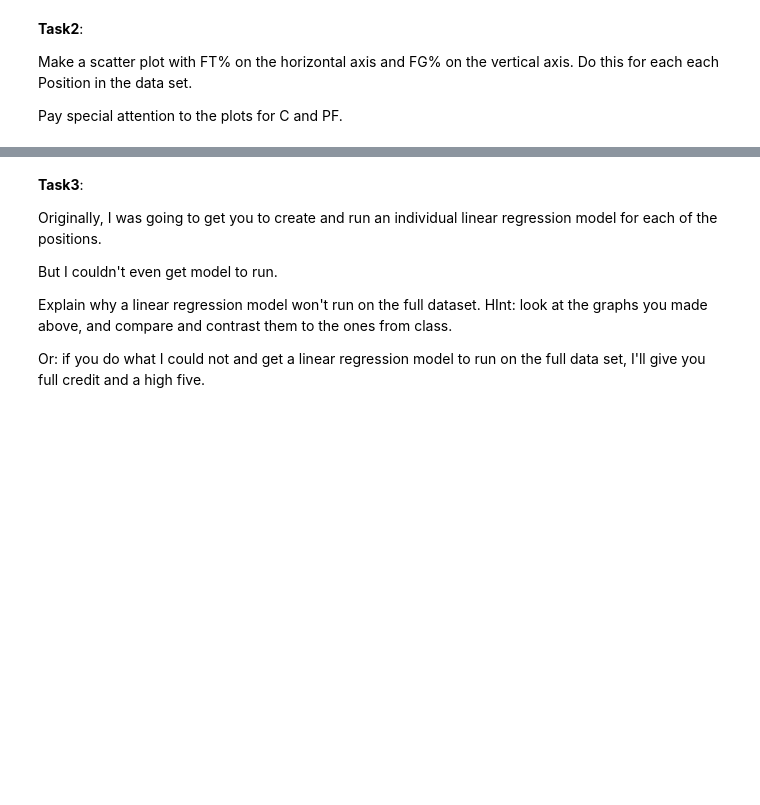
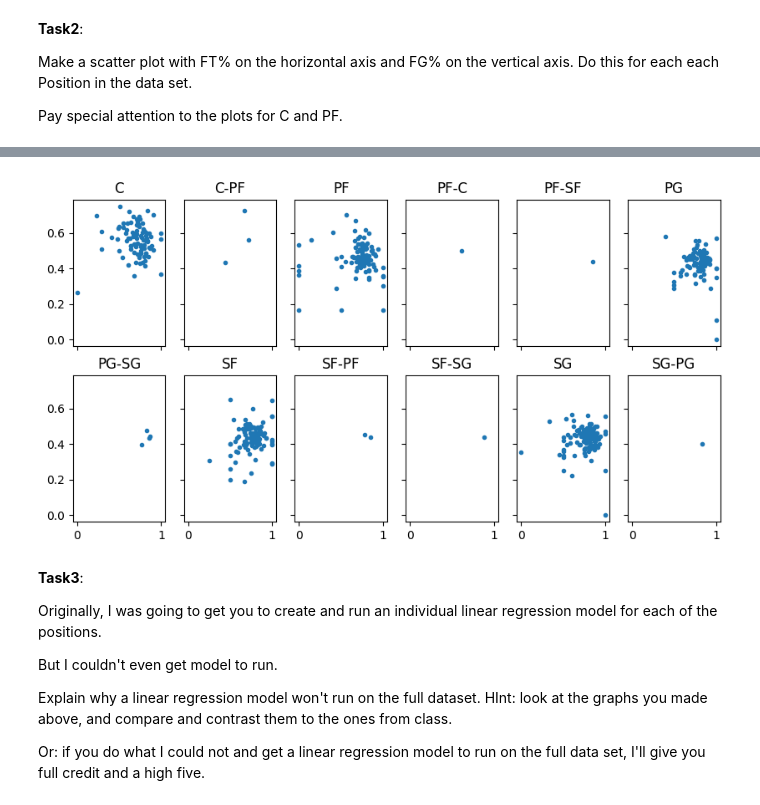
Before and after one commit to Tookss55/DS, a Jupyter notebook: Unit5/Unit5ExercisesSF.ipynb, the cells around one changed output, grey strips where cells are left out. Saved outputs shown, nothing was run; the diff lists cells and outputs as text; code cells hidden in the pictures; blank space fills up the shorter version.

```diff
--- a/Unit5/Unit5ExercisesSF.ipynb
+++ b/Unit5/Unit5ExercisesSF.ipynb
@@ -77,11 +77,3 @@ You can also see that free throw percentages are usually higher than field goal
 Make a scatter plot with FT% on the horizontal axis and FG% on the vertical axis. Do this for each each Position in the data set.
 
 Pay special attention to the plots for C and PF.
-# %%
-positions = basketball['Pos'].unique()
-for p in positions:
-    subset = basketball[basketball['Pos'] == p]
-    plt.figure(figsize=(7,5))
-    sns.scatterplot(data=subset, x="FT%", y="FG%")
-    plt.title(f"FT% vs FG% for {p}")
-    plt.show()
@@ -101,3 +80,25 @@ for p in positions:
+# %%
+#this is an array for the positions of the players
+pos_idx = basketball.Pos.cat.codes.values
+pos_codes = basketball.Pos.cat.categories
+
+
+bb_coords = {"pos": pos_codes}
+
+
+#set up
+_, ax = plt.subplots(2, 6, figsize=(10, 5), sharex=True, sharey=True)
+ax = np.ravel(ax)
+
+#now this will make a scatter plot for each position
+for i, p in enumerate(pos_codes):
+    ax[i].scatter(
+        x = basketball.query('Pos == @p')['FT%'],
+        y =  basketball.query('Pos == @p')['FG%'],
+        marker=".")
+    ax[i].set_title(f"{p}")
+# %% [output]
+[figure, added]
 # %% [markdown]
 **Task3**:
 
```
Also changed, not shown: parts of 1 cell of this notebook.
